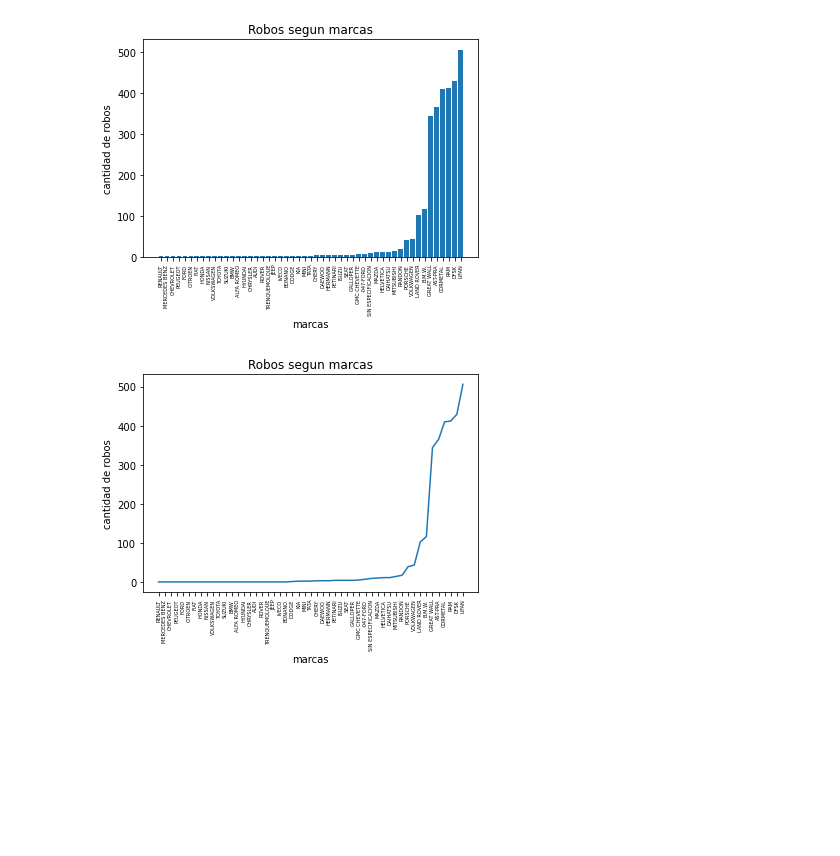
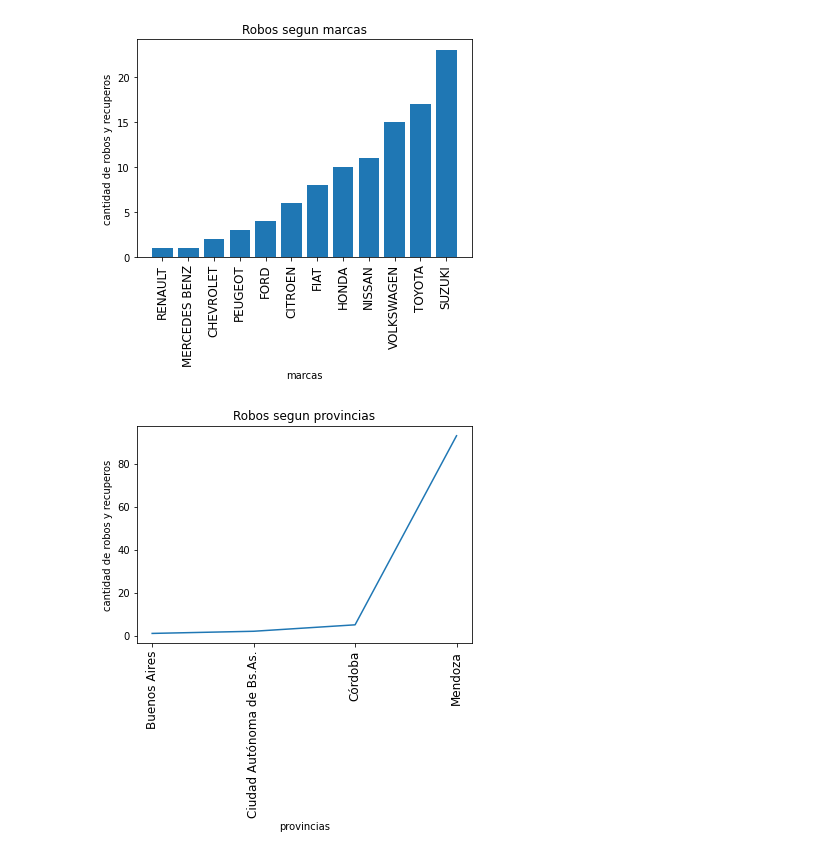
Before and after one commit to opantojah/-tallerDeTecnologiaDeSoporteInformatico-, a Jupyter notebook: TP4/notebooks/main.ipynb, the cells around one changed output. Cells and saved outputs as stored; diff of their text form; code cells hidden in the pictures; blank space fills up the shorter version.

```diff
--- a/TP4/notebooks/main.ipynb
+++ b/TP4/notebooks/main.ipynb
@@ -1,27 +1,31 @@
 # %%
 import pandas as pd
 import matplotlib.pyplot as plt1
 import matplotlib.pyplot as plt2
 
 data = pd.read_csv("../data/dnrpa-robos-recuperos-autos-202103.csv")
-# data = data.loc[0:100]
+data = data.loc[0:100]
 x = data['automotor_marca_descripcion'].unique()
 y = data['automotor_marca_descripcion'].value_counts().tolist()  # lo que estoy contando seria la cantidad de robos que tiene cada marca
 y.reverse() # muestre de menor a mayor
 
 plt1.bar(x,y)
 plt1.title('Robos segun marcas')
 plt1.xlabel('marcas')
-plt1.ylabel('cantidad de robos')
-plt1.xticks(rotation=90,fontsize=5)
+plt1.ylabel('cantidad de robos y recuperos')
+plt1.xticks(rotation=90,fontsize=12)
 plt1.show()
 
-plt2.plot(x,y)
-plt2.title('Robos segun marcas')
-plt2.xlabel('marcas')
-plt2.ylabel('cantidad de robos')
-plt2.xticks(rotation=90,fontsize=5)
+x2 = data['registro_seccional_provincia'].unique()
+y2 = data['registro_seccional_provincia'].value_counts().tolist()
+y2.reverse()
+
+plt2.plot(x2,y2)
+plt2.title('Robos segun provincias')
+plt2.xlabel('provincias')
+plt2.ylabel('cantidad de robos y recuperos')
+plt2.xticks(rotation=90,fontsize=12)
 plt2.show()
 # %% [output]
-[figure, old version]
+[figure, new version]
-[figure, old version]
+[figure, new version]
```
Also changed, not shown: parts of 1 cell of this notebook.
